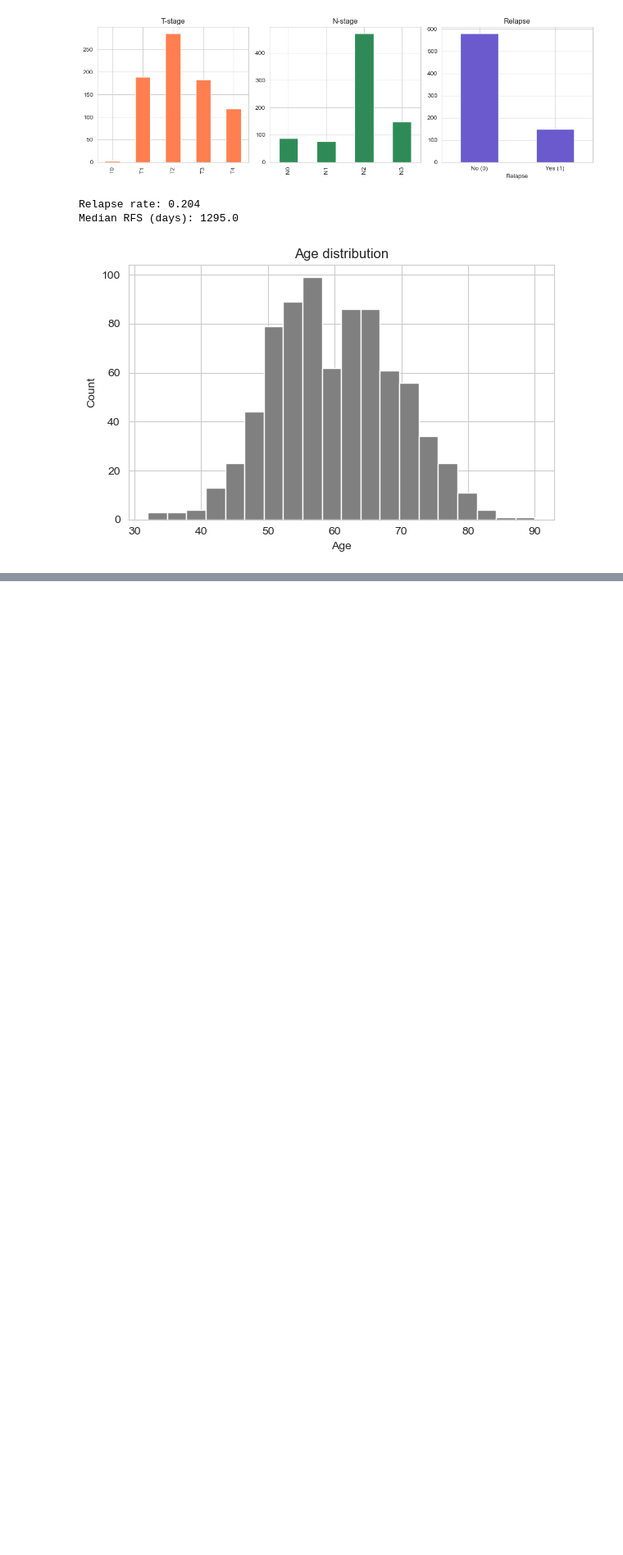
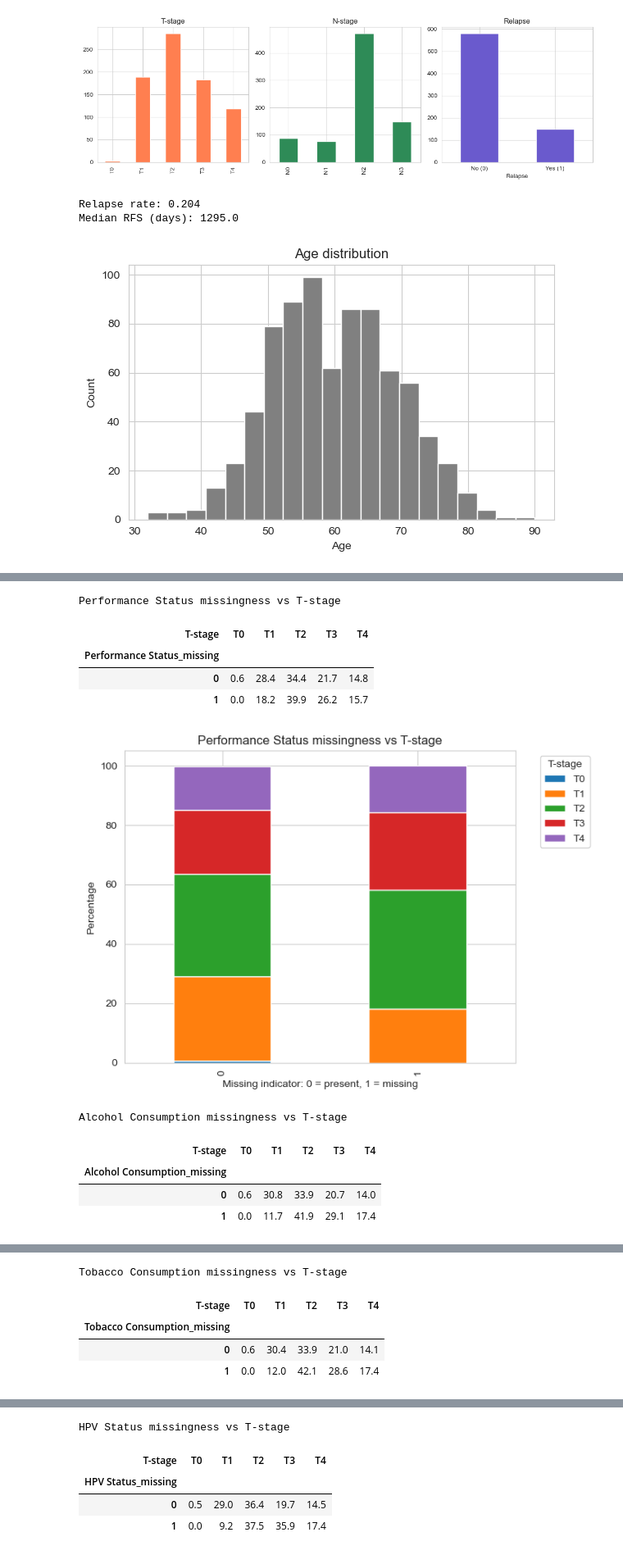
Before and after one commit to Essam-Khawaja/HECKTOR2026, a Jupyter notebook: EDA.ipynb, the cells around one changed output, grey strips where cells are left out. Shown at 82% size. Cells and saved outputs as stored; diff of their text form; code cells hidden in the pictures; blank space fills up the shorter version.

```diff
--- a/EDA.ipynb
+++ b/EDA.ipynb
@@ -201,0 +327,12 @@ plt.show()
+# %%
+for col in high_missing_cols:
+    miss_col = f"{col}_missing"
+
+    print(f"\n{miss_col} vs T-stage")
+    display(pd.crosstab(rawDF[miss_col], rawDF["T-stage"], normalize="index").round(3) * 100)
+
+    print(f"\n{miss_col} vs N-stage")
+    display(pd.crosstab(rawDF[miss_col], rawDF["N-stage"], normalize="index").round(3) * 100)
+
+    print(f"\n{miss_col} vs Relapse")
+    display(pd.crosstab(rawDF[miss_col], rawDF["Relapse"], normalize="index").round(3) * 100)
@@ -201,0 +373,36 @@ plt.show()
+# %%
+for col in high_missing_cols:
+    miss_col = f"{col}_missing"
+
+    print(f"\n{col} missingness vs T-stage")
+
+    t_stage_table = (
+        pd.crosstab(rawDF[miss_col], rawDF["T-stage"], normalize="index") * 100
+    ).round(1)
+
+    display(t_stage_table)
+
+    t_stage_table.plot(
+        kind="bar",
+        stacked=True,
+        figsize=(7, 5)
+    )
+
+    plt.title(f"{col} missingness vs T-stage")
+    plt.xlabel("Missing indicator: 0 = present, 1 = missing")
+    plt.ylabel("Percentage")
+    plt.legend(title="T-stage", bbox_to_anchor=(1.05, 1), loc="upper left")
+    plt.tight_layout()
+    plt.show()
+# %% [output]
+Performance Status missingness vs T-stage
+| T-stage | T0 | T1 | T2 | T3 | T4 |
+| Performance Status_missing |  |  |  |  |  |
+| 0 | 0.6 | 28.4 | 34.4 | 21.7 | 14.8 |
+| 1 | 0.0 | 18.2 | 39.9 | 26.2 | 15.7 |
+[figure, added]
+Alcohol Consumption missingness vs T-stage
+| T-stage | T0 | T1 | T2 | T3 | T4 |
+| Alcohol Consumption_missing |  |  |  |  |  |
+| 0 | 0.6 | 30.8 | 33.9 | 20.7 | 14.0 |
+| 1 | 0.0 | 11.7 | 41.9 | 29.1 | 17.4 |
@@ -201,0 +410,5 @@ plt.show()
+Tobacco Consumption missingness vs T-stage
+| T-stage | T0 | T1 | T2 | T3 | T4 |
+| Tobacco Consumption_missing |  |  |  |  |  |
+| 0 | 0.6 | 30.4 | 33.9 | 21.0 | 14.1 |
+| 1 | 0.0 | 12.0 | 42.1 | 28.6 | 17.4 |
@@ -201,0 +416,5 @@ plt.show()
+HPV Status missingness vs T-stage
+| T-stage | T0 | T1 | T2 | T3 | T4 |
+| HPV Status_missing |  |  |  |  |  |
+| 0 | 0.5 | 29.0 | 36.4 | 19.7 | 14.5 |
+| 1 | 0.0 | 9.2 | 37.5 | 35.9 | 17.4 |
```
Also changed, not shown: parts of 21 cells of this notebook.
